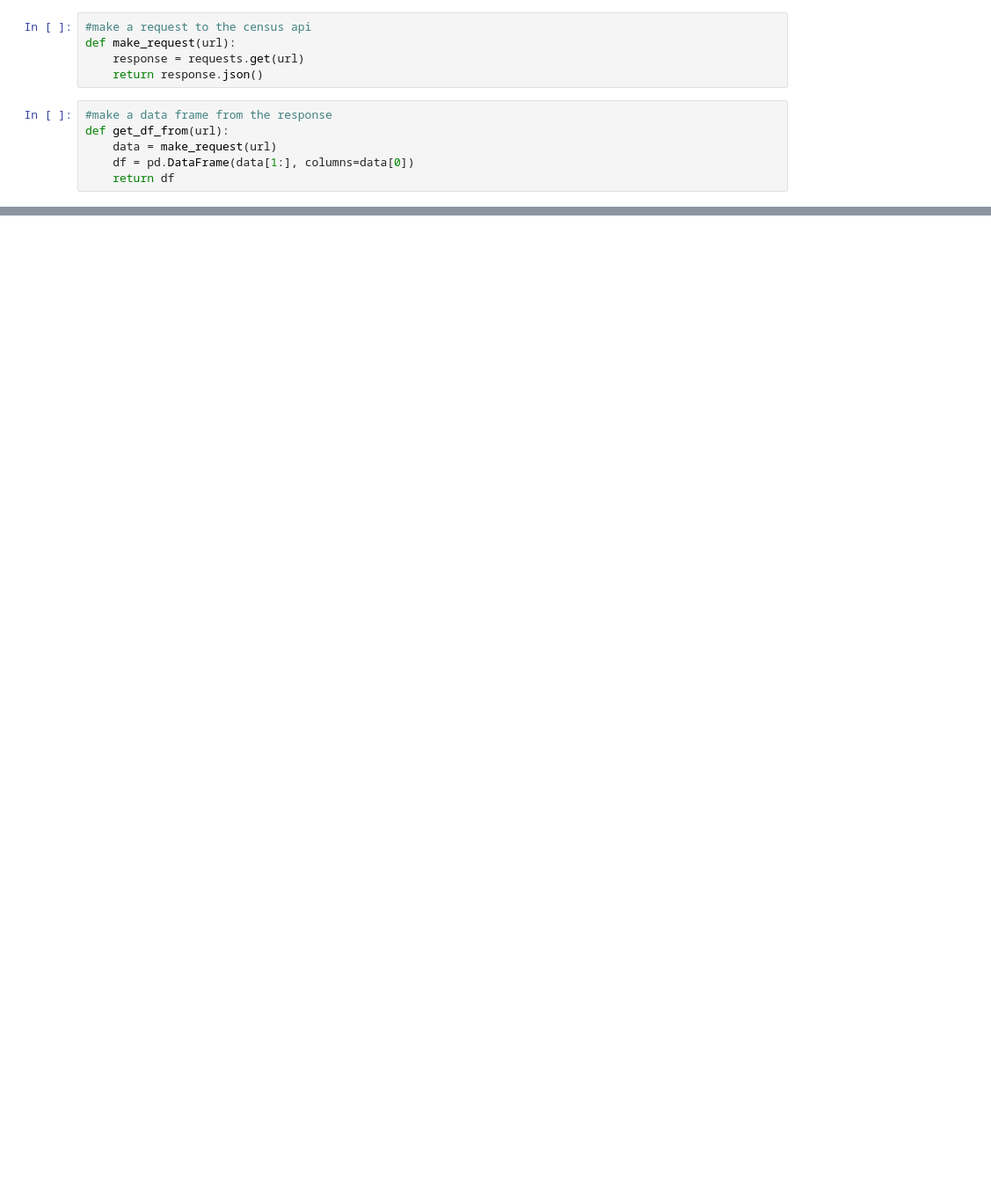
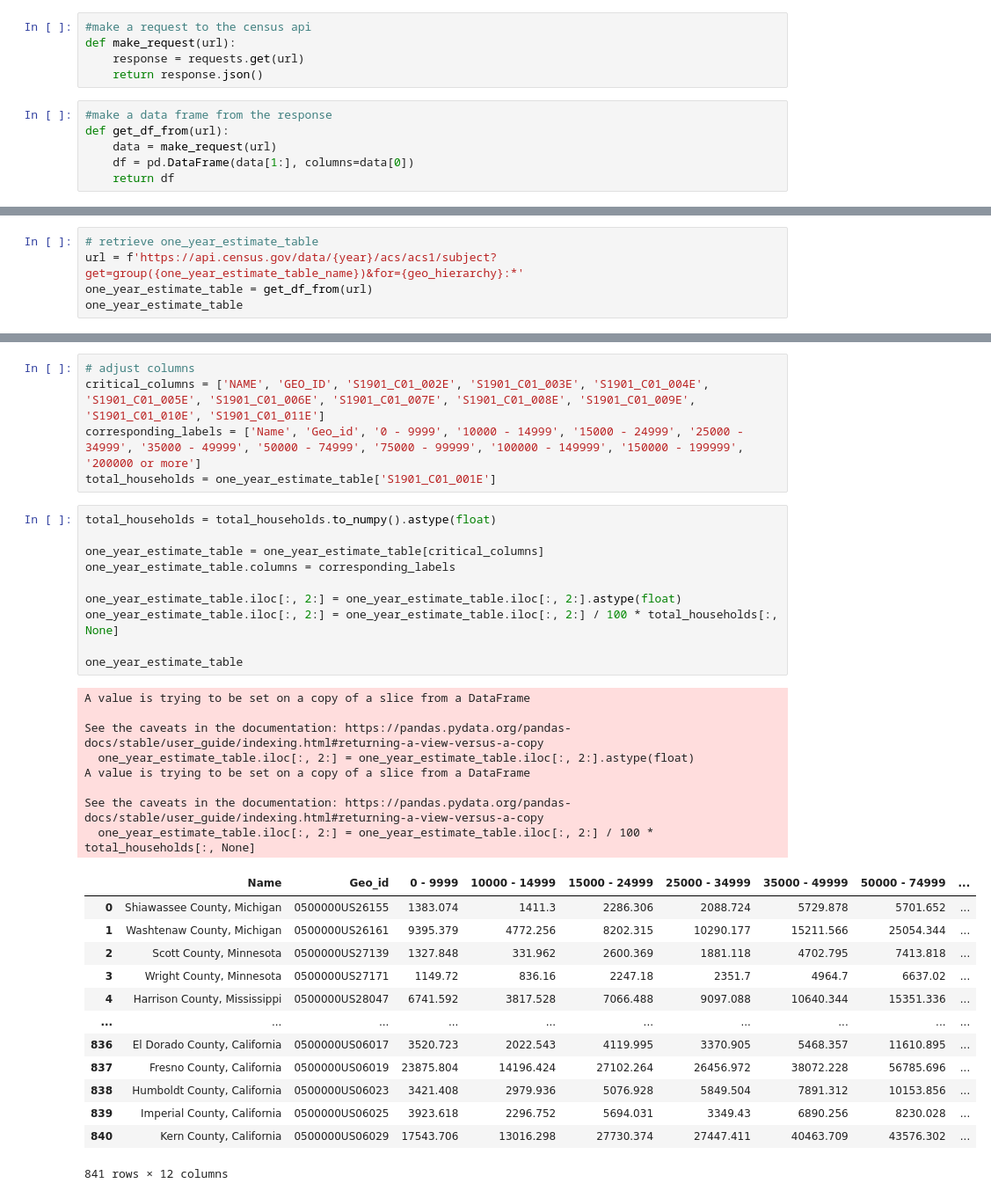
Before and after one commit to mhamzaerol/local-income-prediction-using-google-trends, a Jupyter notebook: census-data/census-data-collector.ipynb, the cells around one changed output, grey strips where cells are left out. Shown: that part at 88% size. Cells and saved outputs as stored; diff of their text form; blank space fills up the shorter version.

Commit message:
Census data retrieval is updated and narrowed down

```diff
--- a/census-data/census-data-collector.ipynb
+++ b/census-data/census-data-collector.ipynb
@@ -65,0 +33,5 @@ Finished 2011 metropolitan statistical area/micropolitan statistical area table
+# %%
+# retrieve one_year_estimate_table
+url = f'https://api.census.gov/data/{year}/acs/acs1/subject?get=group({one_year_estimate_table_name})&for={geo_hierarchy}:*'
+one_year_estimate_table = get_df_from(url)
+one_year_estimate_table
@@ -65,0 +52,37 @@ Finished 2011 metropolitan statistical area/micropolitan statistical area table
+# %%
+# adjust columns
+critical_columns = ['NAME', 'GEO_ID', 'S1901_C01_002E', 'S1901_C01_003E', 'S1901_C01_004E', 'S1901_C01_005E', 'S1901_C01_006E', 'S1901_C01_007E', 'S1901_C01_008E', 'S1901_C01_009E', 'S1901_C01_010E', 'S1901_C01_011E']
+corresponding_labels = ['Name', 'Geo_id', '0 - 9999', '10000 - 14999', '15000 - 24999', '25000 - 34999', '35000 - 49999', '50000 - 74999', '75000 - 99999', '100000 - 149999', '150000 - 199999', '200000 or more']
+total_households = one_year_estimate_table['S1901_C01_001E']
+# %%
+total_households = total_households.to_numpy().astype(float)
+
+one_year_estimate_table = one_year_estimate_table[critical_columns]
+one_year_estimate_table.columns = corresponding_labels
+
+one_year_estimate_table.iloc[:, 2:] = one_year_estimate_table.iloc[:, 2:].astype(float)
+one_year_estimate_table.iloc[:, 2:] = one_year_estimate_table.iloc[:, 2:] / 100 * total_households[:, None]
+
+one_year_estimate_table
+# %% [output]
+A value is trying to be set on a copy of a slice from a DataFrame
+
+See the caveats in the documentation: https://pandas.pydata.org/pandas-docs/stable/user_guide/indexing.html#returning-a-view-versus-a-copy
+  one_year_estimate_table.iloc[:, 2:] = one_year_estimate_table.iloc[:, 2:].astype(float)
+A value is trying to be set on a copy of a slice from a DataFrame
+
+See the caveats in the documentation: https://pandas.pydata.org/pandas-docs/stable/user_guide/indexing.html#returning-a-view-versus-a-copy
+  one_year_estimate_table.iloc[:, 2:] = one_year_estimate_table.iloc[:, 2:] / 100 * total_households[:, None]
+|  | Name | Geo_id | 0 - 9999 | 10000 - 14999 | 15000 - 24999 | 25000 - 34999 | 35000 - 49999 | 50000 - 74999 | ... |
+| 0 | Shiawassee County, Michigan | 0500000US26155 | 1383.074 | 1411.3 | 2286.306 | 2088.724 | 5729.878 | 5701.652 | ... |
+| 1 | Washtenaw County, Michigan | 0500000US26161 | 9395.379 | 4772.256 | 8202.315 | 10290.177 | 15211.566 | 25054.344 | ... |
+| 2 | Scott County, Minnesota | 0500000US27139 | 1327.848 | 331.962 | 2600.369 | 1881.118 | 4702.795 | 7413.818 | ... |
+| 3 | Wright County, Minnesota | 0500000US27171 | 1149.72 | 836.16 | 2247.18 | 2351.7 | 4964.7 | 6637.02 | ... |
+| 4 | Harrison County, Mississippi | 0500000US28047 | 6741.592 | 3817.528 | 7066.488 | 9097.088 | 10640.344 | 15351.336 | ... |
+| ... | ... | ... | ... | ... | ... | ... | ... | ... | ... |
+| 836 | El Dorado County, California | 0500000US06017 | 3520.723 | 2022.543 | 4119.995 | 3370.905 | 5468.357 | 11610.895 | ... |
+| 837 | Fresno County, California | 0500000US06019 | 23875.804 | 14196.424 | 27102.264 | 26456.972 | 38072.228 | 56785.696 | ... |
+| 838 | Humboldt County, California | 0500000US06023 | 3421.408 | 2979.936 | 5076.928 | 5849.504 | 7891.312 | 10153.856 | ... |
+| 839 | Imperial County, California | 0500000US06025 | 3923.618 | 2296.752 | 5694.031 | 3349.43 | 6890.256 | 8230.028 | ... |
+| 840 | Kern County, California | 0500000US06029 | 17543.706 | 13016.298 | 27730.374 | 27447.411 | 40463.709 | 43576.302 | ... |
+841 rows × 12 columns
```
Also changed, not shown: parts of 19 cells of this notebook, 44 other files.
